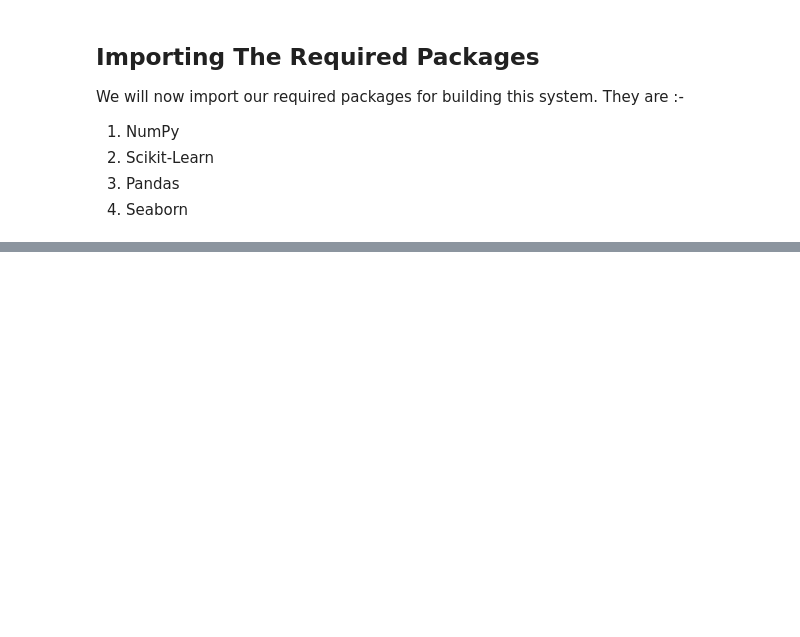
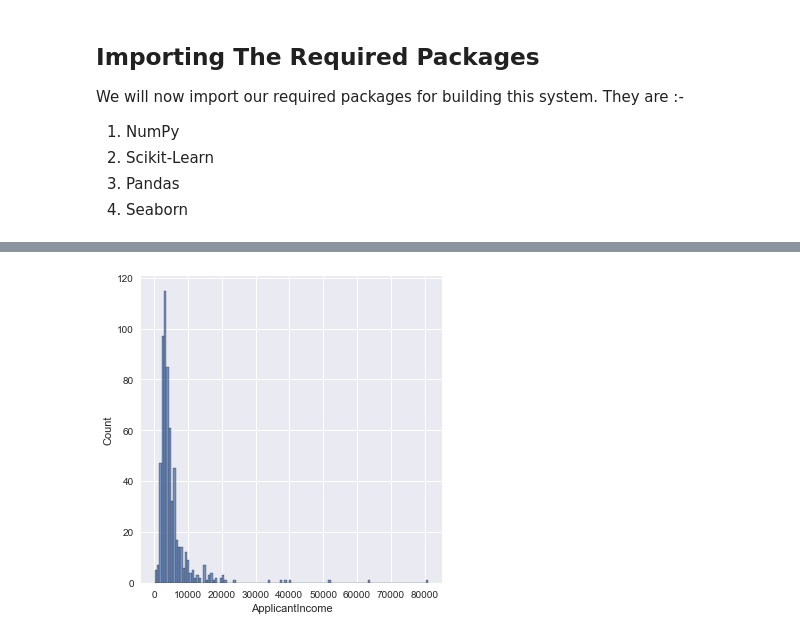
Before and after one commit to hsiraaH/loan-eligibility-prediction, a Jupyter notebook: main.ipynb, the cells around one changed output, grey strips where cells are left out. Cells and saved outputs as stored; diff of their text form; code cells hidden in the pictures; blank space fills up the shorter version.

```diff
--- a/main.ipynb
+++ b/main.ipynb
@@ -39,0 +126,4 @@ The dataset contains the following features :-
+# %%
+sns.displot(train['ApplicantIncome']);
+# %% [output]
+[figure, added]
```
Also changed, not shown: parts of 35 cells of this notebook.
